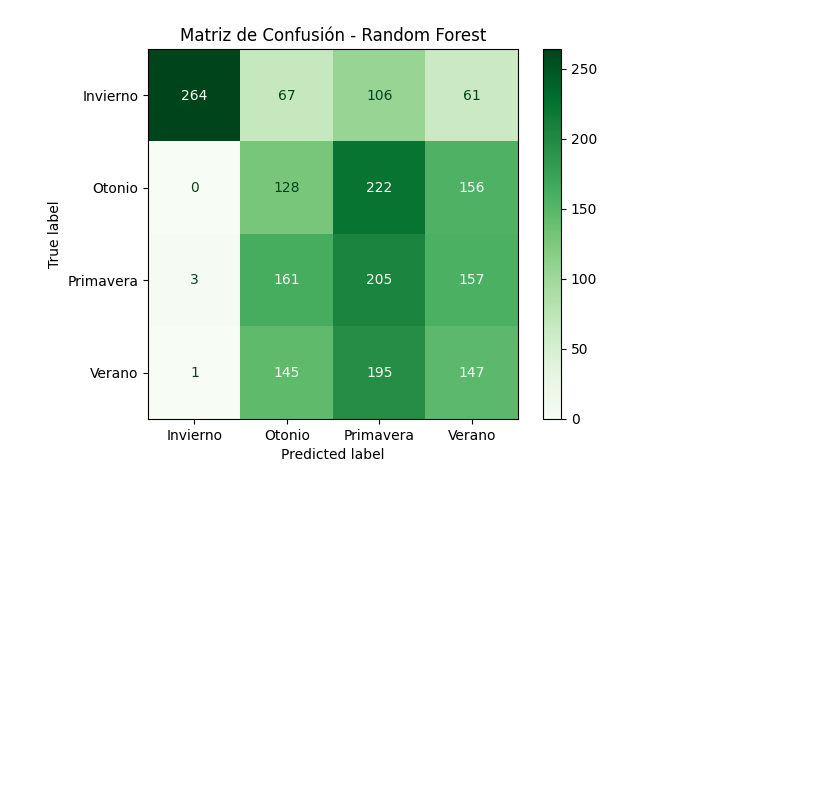
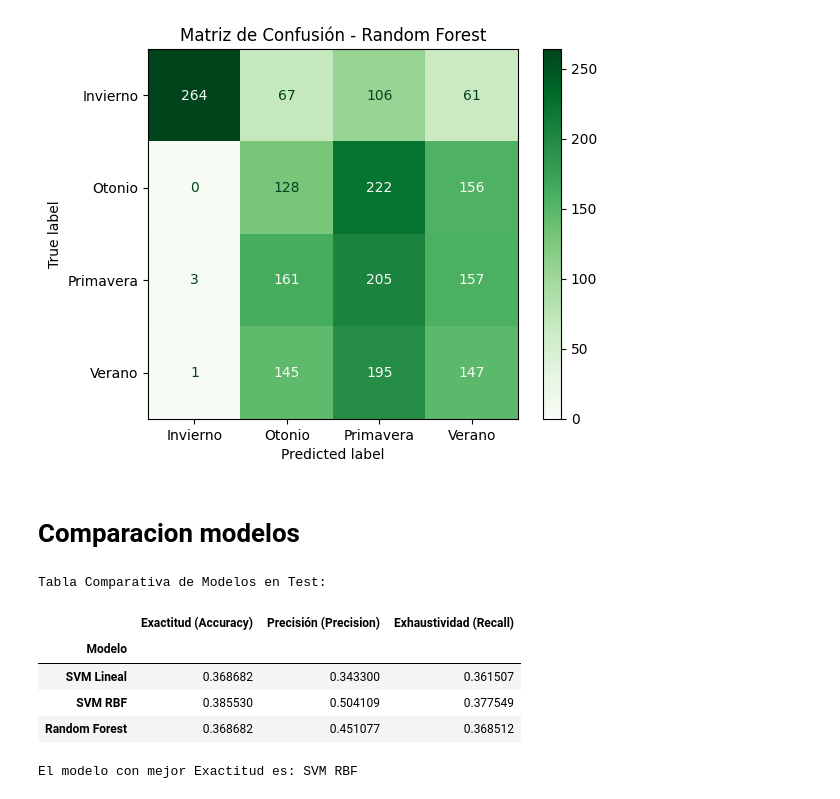
Before and after one commit to maxiromano/tp3_mineria, a Jupyter notebook: main.ipynb, the cells around one changed output. Saved outputs shown, nothing was run; the diff lists cells and outputs as text; code cells hidden in the pictures; blank space fills up the shorter version.

Commit message:
random forest

```diff
--- a/main.ipynb
+++ b/main.ipynb
@@ -512,3 +512,44 @@ Exhaustividad (Recall):   0.3685
 weighted avg       0.45      0.37      0.39      2018
 <Figure size 800x600 with 0 Axes>
 [figure]
+# %% [markdown]
+# Comparacion modelos
+# %%
+# SVM Lineal
+y_pred_linear = grid_search.best_estimator_.predict(X_test)
+acc_linear = accuracy_score(y_test, y_pred_linear)
+prec_linear = precision_score(y_test, y_pred_linear, average='macro')
+rec_linear = recall_score(y_test, y_pred_linear, average='macro')
+
+# SVM RBF
+y_pred_rbf = grid_search_rbf.best_estimator_.predict(X_test)
+acc_rbf = accuracy_score(y_test, y_pred_rbf)
+prec_rbf = precision_score(y_test, y_pred_rbf, average='macro')
+rec_rbf = recall_score(y_test, y_pred_rbf, average='macro')
+
+# Random Forest
+y_pred_rf = grid_search_rf.best_estimator_.predict(X_test)
+acc_rf = accuracy_score(y_test, y_pred_rf)
+prec_rf = precision_score(y_test, y_pred_rf, average='macro')
+rec_rf = recall_score(y_test, y_pred_rf, average='macro')
+
+datos_comparativa = {
+    'Modelo': ['SVM Lineal', 'SVM RBF', 'Random Forest'],
+    'Exactitud (Accuracy)': [acc_linear, acc_rbf, acc_rf],
+    'Precisión (Precision)': [prec_linear, prec_rbf, prec_rf],
+    'Exhaustividad (Recall)': [rec_linear, rec_rbf, rec_rf]
+}
+
+df_comparativo = pd.DataFrame(datos_comparativa)
+df_comparativo.set_index('Modelo', inplace=True)
+
+print("Tabla Comparativa de Modelos en Test:")
+display(df_comparativo)
+# %% [output]
+Tabla Comparativa de Modelos en Test:
+|  | Exactitud (Accuracy) | Precisión (Precision) | Exhaustividad (Recall) |
+| Modelo |  |  |  |
+| SVM Lineal | 0.368682 | 0.343300 | 0.361507 |
+| SVM RBF | 0.385530 | 0.504109 | 0.377549 |
+| Random Forest | 0.368682 | 0.451077 | 0.368512 |
+El modelo con mejor Exactitud es: SVM RBF
```
